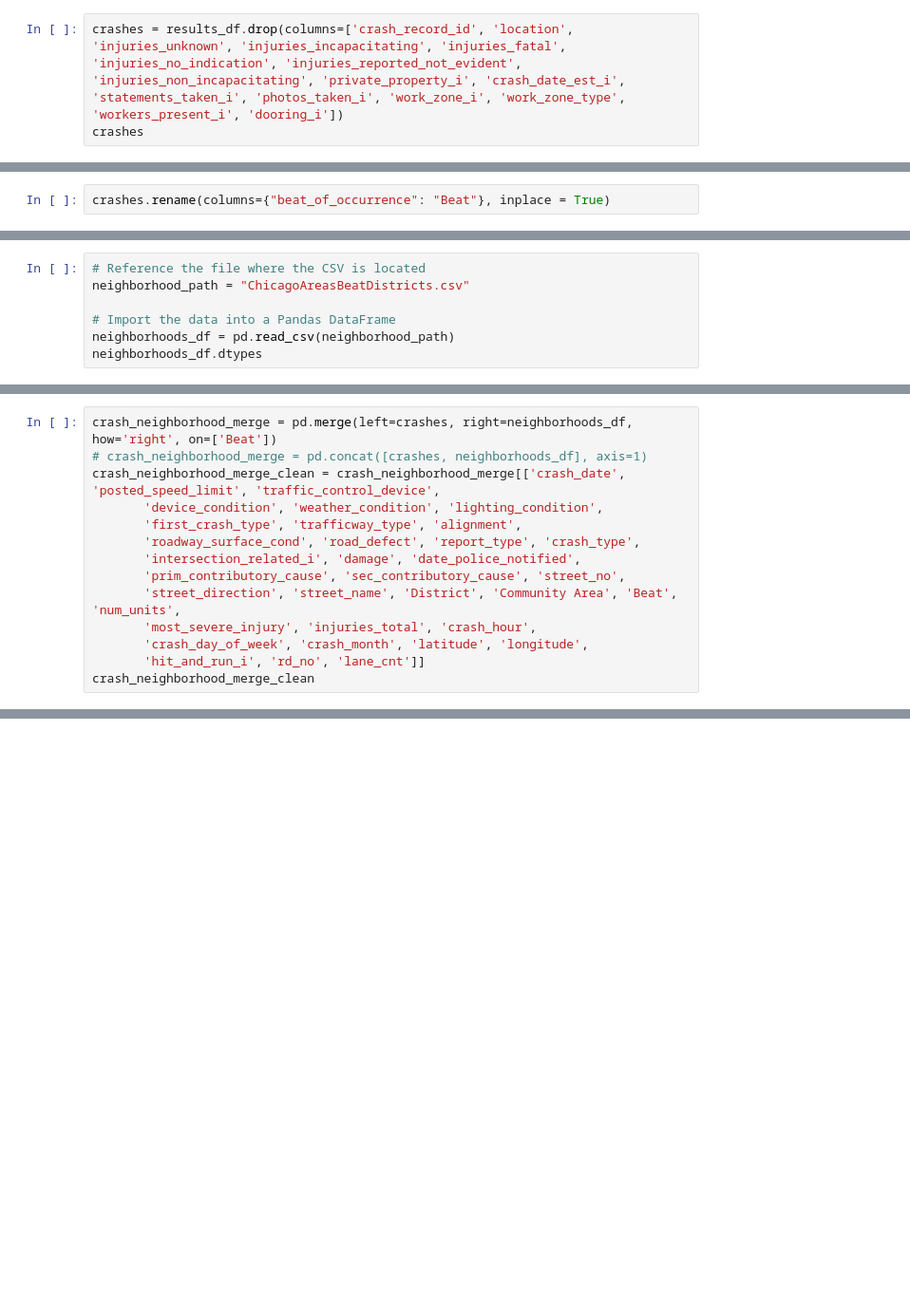
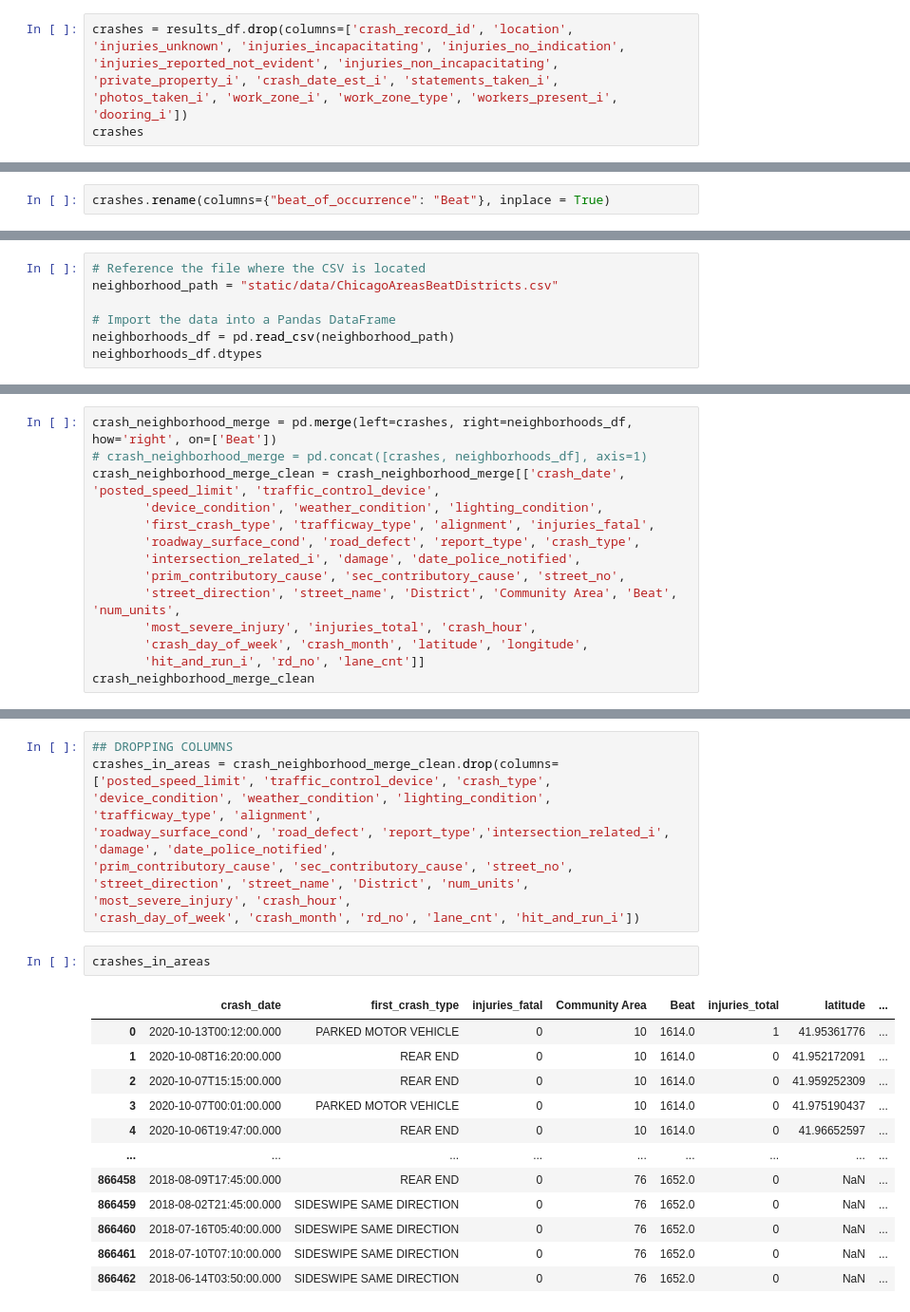
Before and after one commit to PhysicsGlitch/Geomap_Project, a Jupyter notebook: data_exploration_merged.ipynb, the cells around one changed output, grey strips where cells are left out. Shown at 95% size. Cells and saved outputs as stored; diff of their text form; blank space fills up the shorter version.

```diff
--- a/data_exploration_merged.ipynb
+++ b/data_exploration_merged.ipynb
@@ -36,3 +86,3 @@ results_df.columns
 # %%
-crashes = results_df.drop(columns=['crash_record_id', 'location', 'injuries_unknown', 'injuries_incapacitating', 'injuries_fatal', 'injuries_no_indication', 'injuries_reported_not_evident', 'injuries_non_incapacitating', 'private_property_i', 'crash_date_est_i', 'statements_taken_i', 'photos_taken_i', 'work_zone_i', 'work_zone_type', 'workers_present_i', 'dooring_i'])
+crashes = results_df.drop(columns=['crash_record_id', 'location', 'injuries_unknown', 'injuries_incapacitating', 'injuries_no_indication', 'injuries_reported_not_evident', 'injuries_non_incapacitating', 'private_property_i', 'crash_date_est_i', 'statements_taken_i', 'photos_taken_i', 'work_zone_i', 'work_zone_type', 'workers_present_i', 'dooring_i'])
 crashes
@@ -46,6 +146,6 @@ crashes.dtypes
 # %%
 # Reference the file where the CSV is located
-neighborhood_path = "ChicagoAreasBeatDistricts.csv"
+neighborhood_path = "static/data/ChicagoAreasBeatDistricts.csv"
 
 # Import the data into a Pandas DataFrame
 neighborhoods_df = pd.read_csv(neighborhood_path)
@@ -55,7 +160,7 @@ crash_neighborhood_merge = pd.merge(left=crashes, right=neighborhoods_df, how='r
 # crash_neighborhood_merge = pd.concat([crashes, neighborhoods_df], axis=1)
 crash_neighborhood_merge_clean = crash_neighborhood_merge[['crash_date', 'posted_speed_limit', 'traffic_control_device',
        'device_condition', 'weather_condition', 'lighting_condition',
-       'first_crash_type', 'trafficway_type', 'alignment',
+       'first_crash_type', 'trafficway_type', 'alignment', 'injuries_fatal',
        'roadway_surface_cond', 'road_defect', 'report_type', 'crash_type',
        'intersection_related_i', 'damage', 'date_police_notified',
        'prim_contributory_cause', 'sec_contributory_cause', 'street_no',
@@ -70,0 +216,22 @@ crash_neighborhood_merge_clean.columns
+# %%
+## DROPPING COLUMNS
+crashes_in_areas = crash_neighborhood_merge_clean.drop(columns=['posted_speed_limit', 'traffic_control_device', 'crash_type', 'device_condition', 'weather_condition', 'lighting_condition', 'trafficway_type', 'alignment',
+'roadway_surface_cond', 'road_defect', 'report_type','intersection_related_i', 'damage', 'date_police_notified',
+'prim_contributory_cause', 'sec_contributory_cause', 'street_no',
+'street_direction', 'street_name', 'District', 'num_units', 'most_severe_injury', 'crash_hour',
+'crash_day_of_week', 'crash_month', 'rd_no', 'lane_cnt', 'hit_and_run_i'])
+# %%
+crashes_in_areas
+# %% [output]
+|  | crash_date | first_crash_type | injuries_fatal | Community Area | Beat | injuries_total | latitude | ... |
+| 0 | 2020-10-13T00:12:00.000 | PARKED MOTOR VEHICLE | 0 | 10 | 1614.0 | 1 | 41.95361776 | ... |
+| 1 | 2020-10-08T16:20:00.000 | REAR END | 0 | 10 | 1614.0 | 0 | 41.952172091 | ... |
+| 2 | 2020-10-07T15:15:00.000 | REAR END | 0 | 10 | 1614.0 | 0 | 41.959252309 | ... |
+| 3 | 2020-10-07T00:01:00.000 | PARKED MOTOR VEHICLE | 0 | 10 | 1614.0 | 0 | 41.975190437 | ... |
+| 4 | 2020-10-06T19:47:00.000 | REAR END | 0 | 10 | 1614.0 | 0 | 41.96652597 | ... |
+| ... | ... | ... | ... | ... | ... | ... | ... | ... |
+| 866458 | 2018-08-09T17:45:00.000 | REAR END | 0 | 76 | 1652.0 | 0 | NaN | ... |
+| 866459 | 2018-08-02T21:45:00.000 | SIDESWIPE SAME DIRECTION | 0 | 76 | 1652.0 | 0 | NaN | ... |
+| 866460 | 2018-07-16T05:40:00.000 | SIDESWIPE SAME DIRECTION | 0 | 76 | 1652.0 | 0 | NaN | ... |
+| 866461 | 2018-07-10T07:10:00.000 | SIDESWIPE SAME DIRECTION | 0 | 76 | 1652.0 | 0 | NaN | ... |
+| 866462 | 2018-06-14T03:50:00.000 | SIDESWIPE SAME DIRECTION | 0 | 76 | 1652.0 | 0 | NaN | ... |
```
Also changed, not shown: parts of 19 cells of this notebook.
